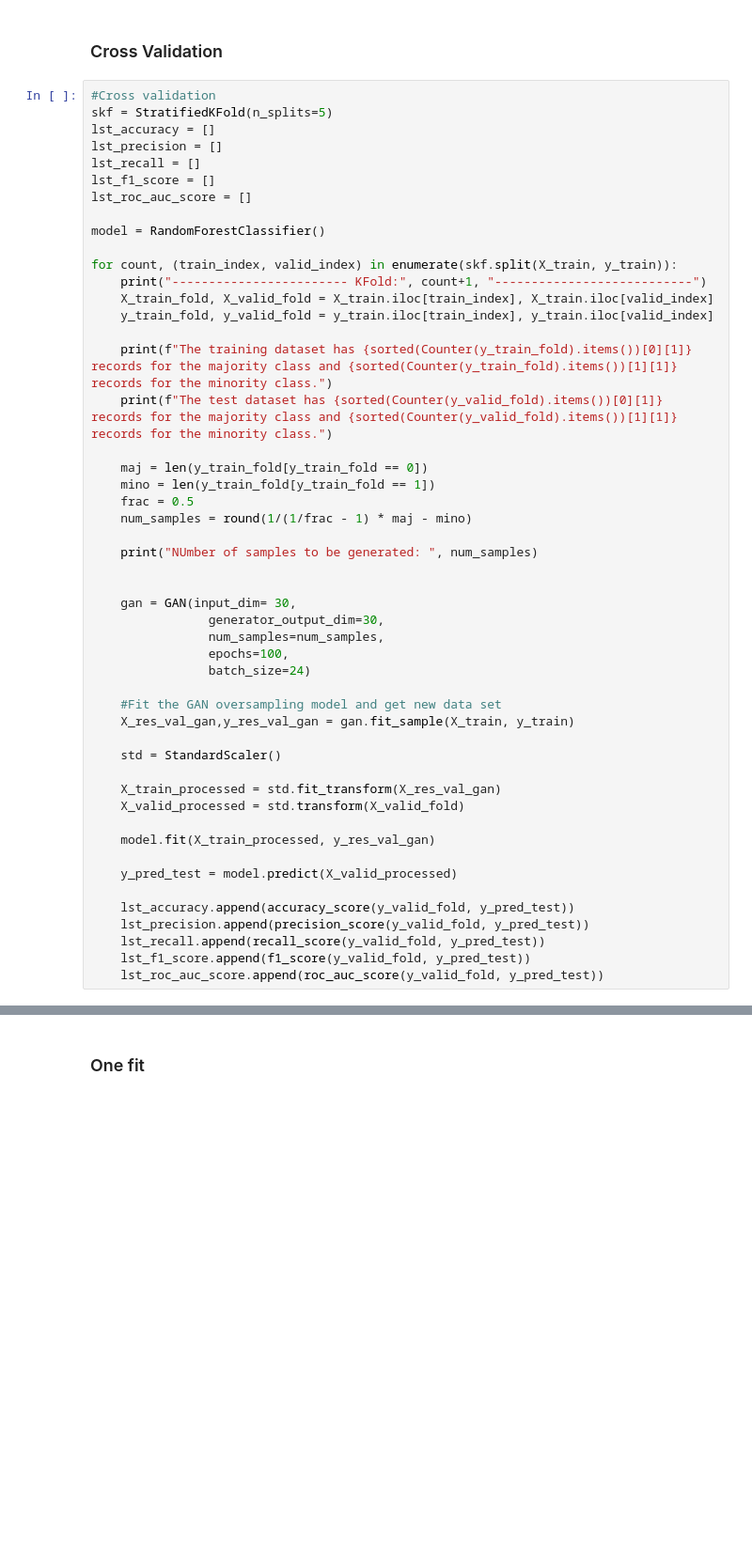
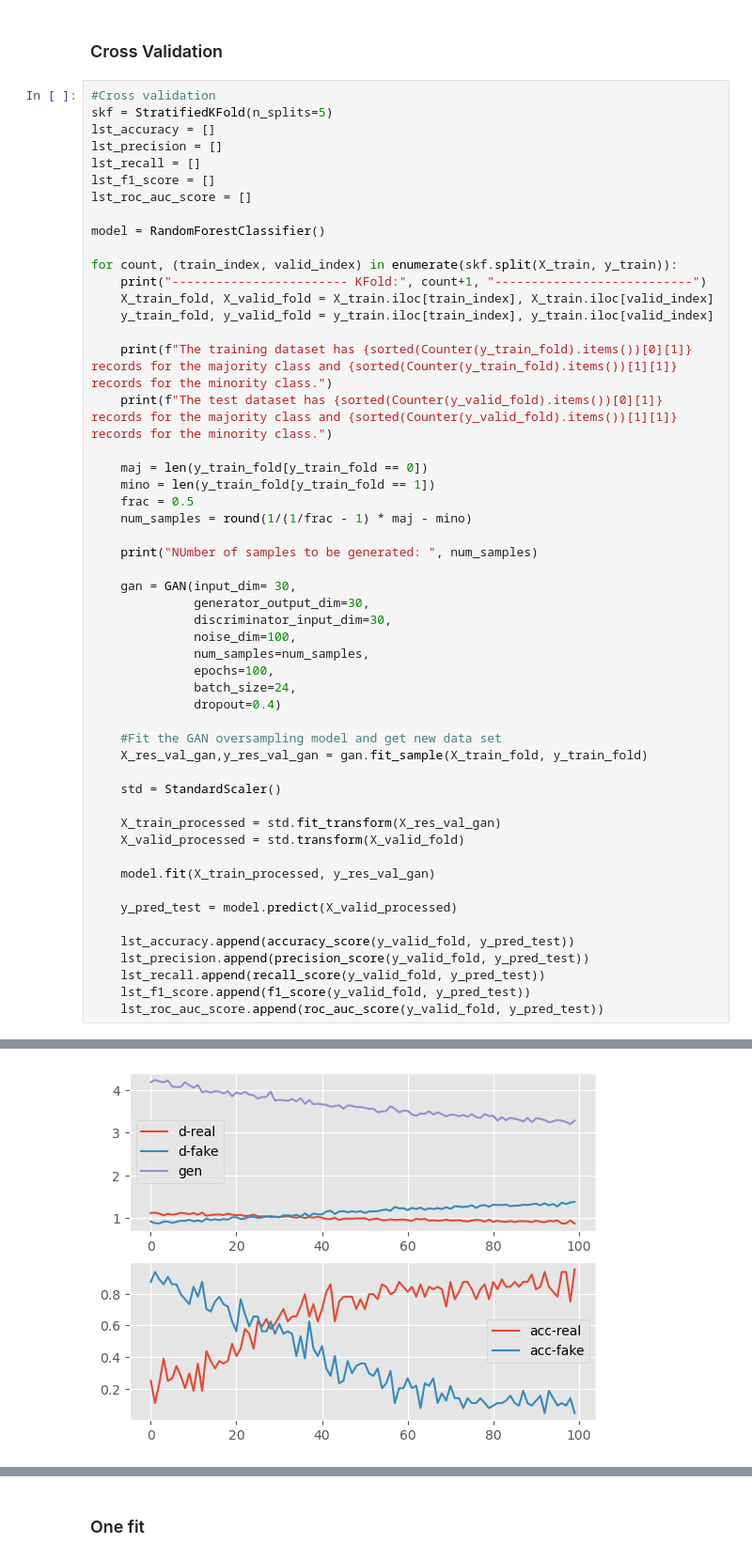
Before and after one commit to MariliaElia/credit-card-fraud-detection-ml-model, a Jupyter notebook: RF_model.ipynb, the cells around one changed output, grey strips where cells are left out. Shown at 94% size. Saved outputs shown, nothing was run; the diff lists cells and outputs as text; blank space fills up the shorter version.

```diff
--- a/RF_model.ipynb
+++ b/RF_model.ipynb
@@ -557,15 +551,17 @@ for count, (train_index, valid_index) in enumerate(skf.split(X_train, y_train)):
 
     print("NUmber of samples to be generated: ", num_samples)
 
-
     gan = GAN(input_dim= 30,
-                generator_output_dim=30,
-                num_samples=num_samples,
-                epochs=100,
-                batch_size=24)
+              generator_output_dim=30,
+              discriminator_input_dim=30,
+              noise_dim=100,
+              num_samples=num_samples,
+              epochs=100,
+              batch_size=24,
+              dropout=0.4)
 
     #Fit the GAN oversampling model and get new data set
-    X_res_val_gan,y_res_val_gan = gan.fit_sample(X_train, y_train)
+    X_res_val_gan,y_res_val_gan = gan.fit_sample(X_train_fold, y_train_fold)
 
     std = StandardScaler()
 
@@ -601,0 +598 @@ NUmber of samples to be generated:  181644
+[figure, added]
```
Also changed, not shown: parts of 7 cells of this notebook, 8 other files.
